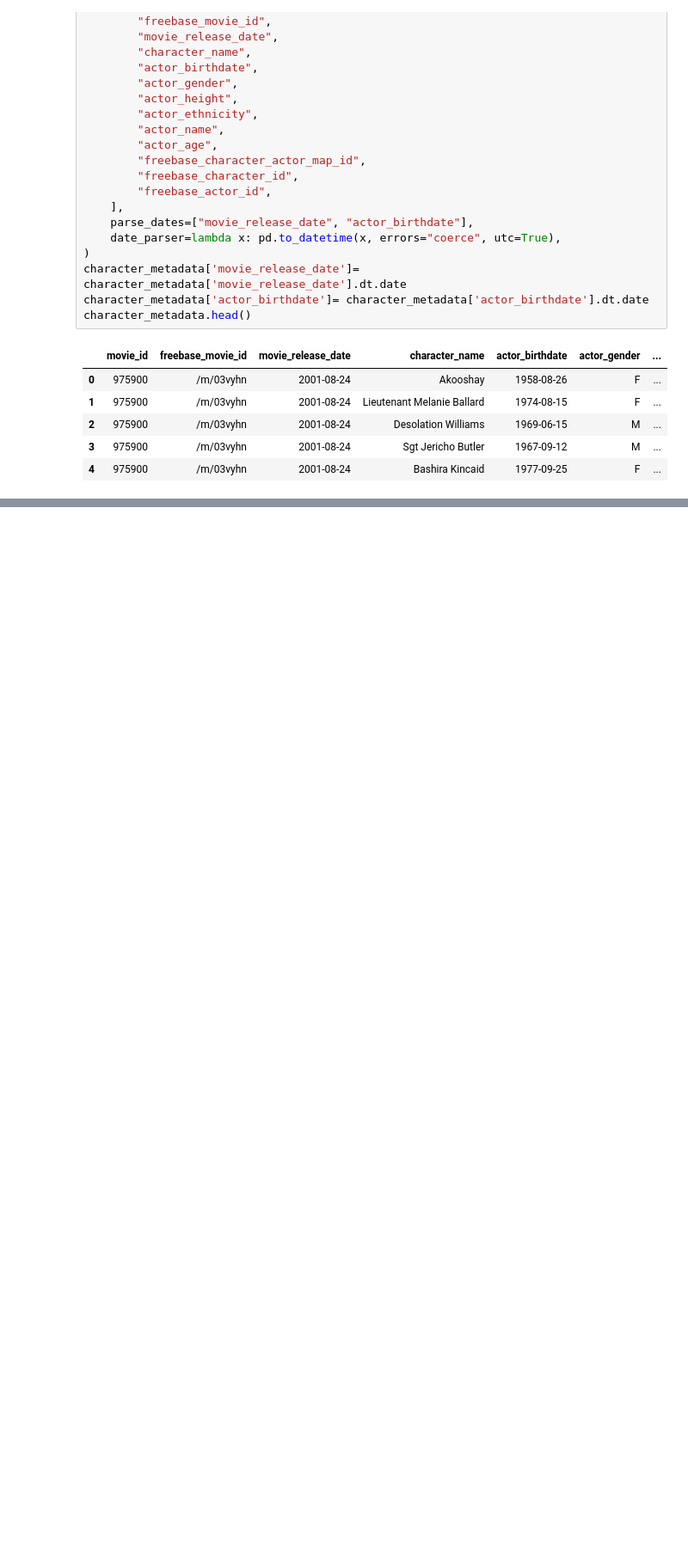
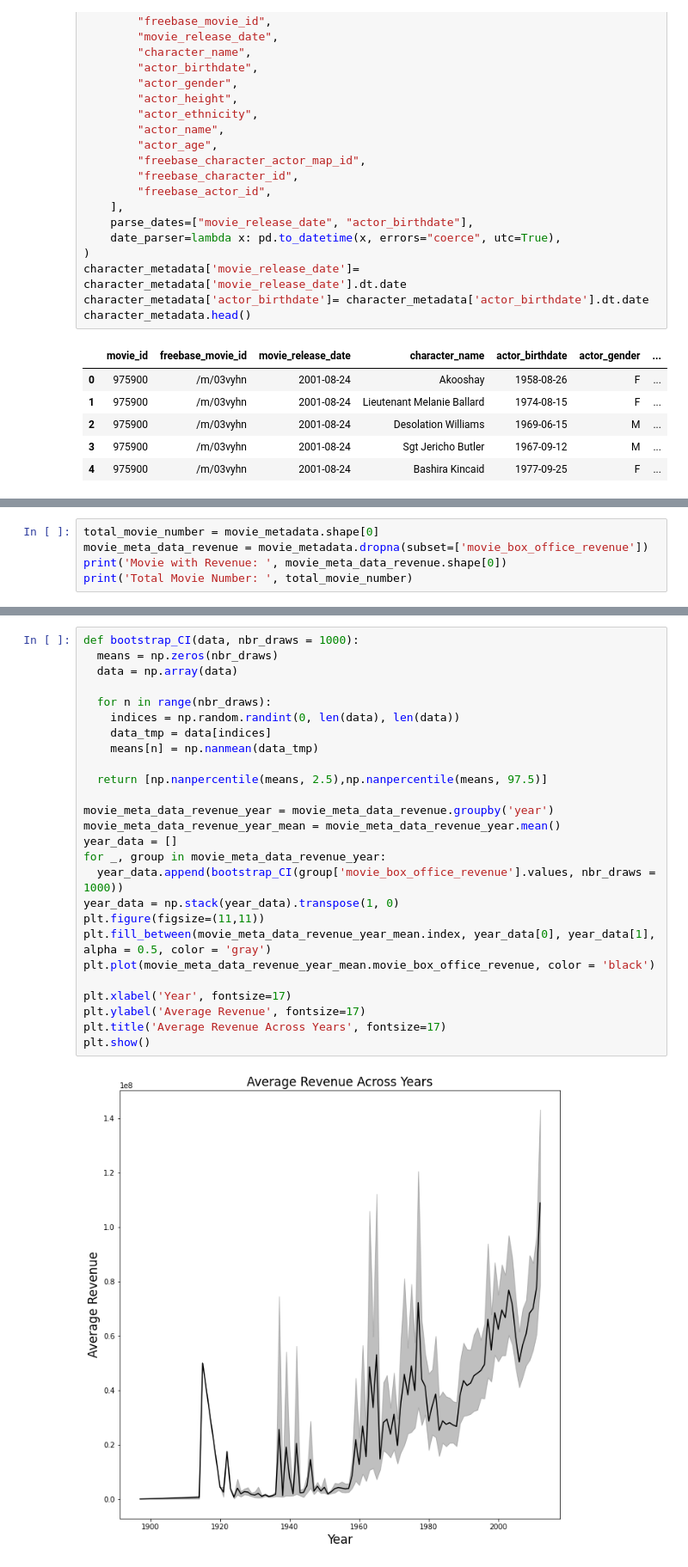
Before and after one commit to epfl-ada/ada-2022-project-superplainteamname2022, a Jupyter notebook: milestone2.ipynb, the cells around one changed output, grey strips where cells are left out. Shown at 86% size. Cells and saved outputs as stored; diff of their text form; blank space fills up the shorter version.

```diff
--- a/milestone2.ipynb
+++ b/milestone2.ipynb
@@ -246,0 +220,5 @@ print(data.coreference.coreference.prettify())
+# %%
+total_movie_number = movie_metadata.shape[0]
+movie_meta_data_revenue = movie_metadata.dropna(subset=['movie_box_office_revenue'])
+print('Movie with Revenue: ', movie_meta_data_revenue.shape[0])
+print('Total Movie Number: ', total_movie_number)
@@ -246,0 +232,28 @@ print(data.coreference.coreference.prettify())
+# %%
+def bootstrap_CI(data, nbr_draws = 1000):
+  means = np.zeros(nbr_draws)
+  data = np.array(data)
+
+  for n in range(nbr_draws):
+    indices = np.random.randint(0, len(data), len(data))
+    data_tmp = data[indices]
+    means[n] = np.nanmean(data_tmp)
+
+  return [np.nanpercentile(means, 2.5),np.nanpercentile(means, 97.5)]
+
+movie_meta_data_revenue_year = movie_meta_data_revenue.groupby('year')
+movie_meta_data_revenue_year_mean = movie_meta_data_revenue_year.mean()
+year_data = []
+for _, group in movie_meta_data_revenue_year:
+  year_data.append(bootstrap_CI(group['movie_box_office_revenue'].values, nbr_draws = 1000))
+year_data = np.stack(year_data).transpose(1, 0)
+plt.figure(figsize=(11,11))
+plt.fill_between(movie_meta_data_revenue_year_mean.index, year_data[0], year_data[1], alpha = 0.5, color = 'gray')
+plt.plot(movie_meta_data_revenue_year_mean.movie_box_office_revenue, color = 'black')
+
+plt.xlabel('Year', fontsize=17)
+plt.ylabel('Average Revenue', fontsize=17)
+plt.title('Average Revenue Across Years', fontsize=17)
+plt.show()
+# %% [output]
+[figure, added]
```
Also changed, not shown: parts of 95 cells of this notebook, 4 other files.
